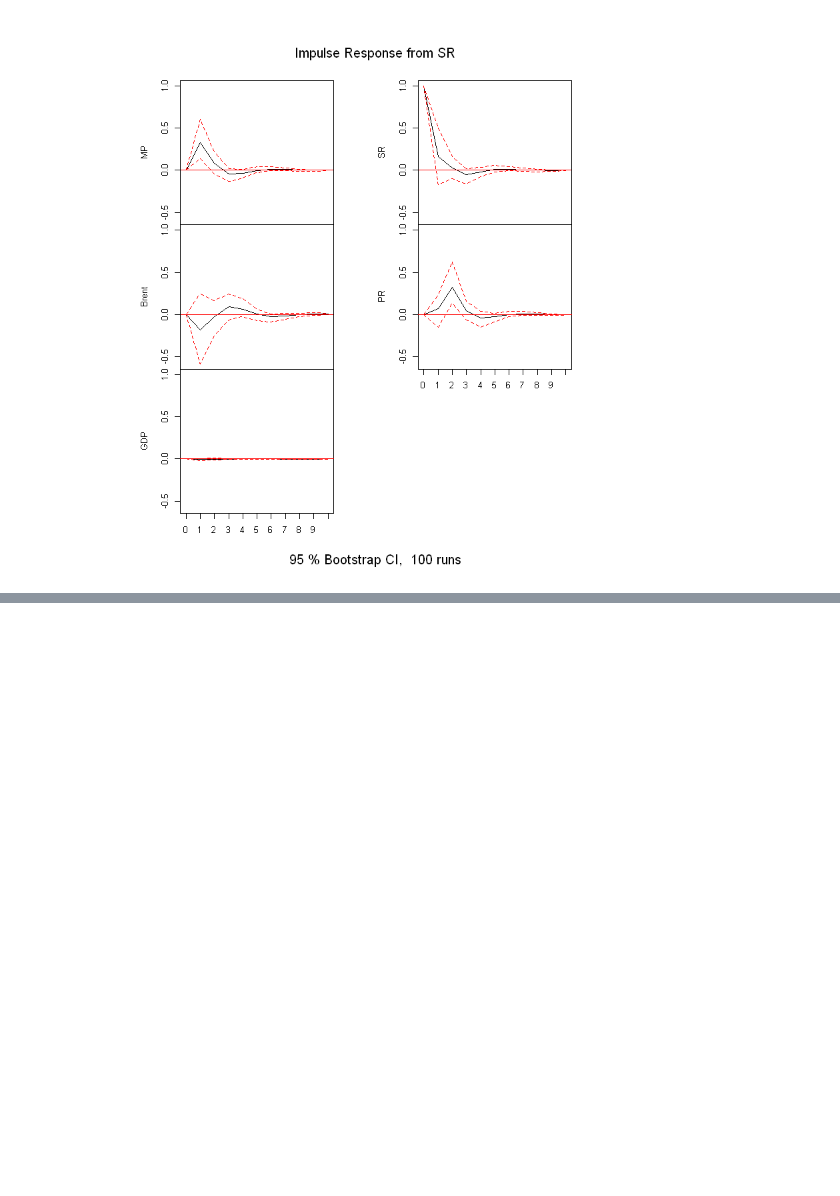
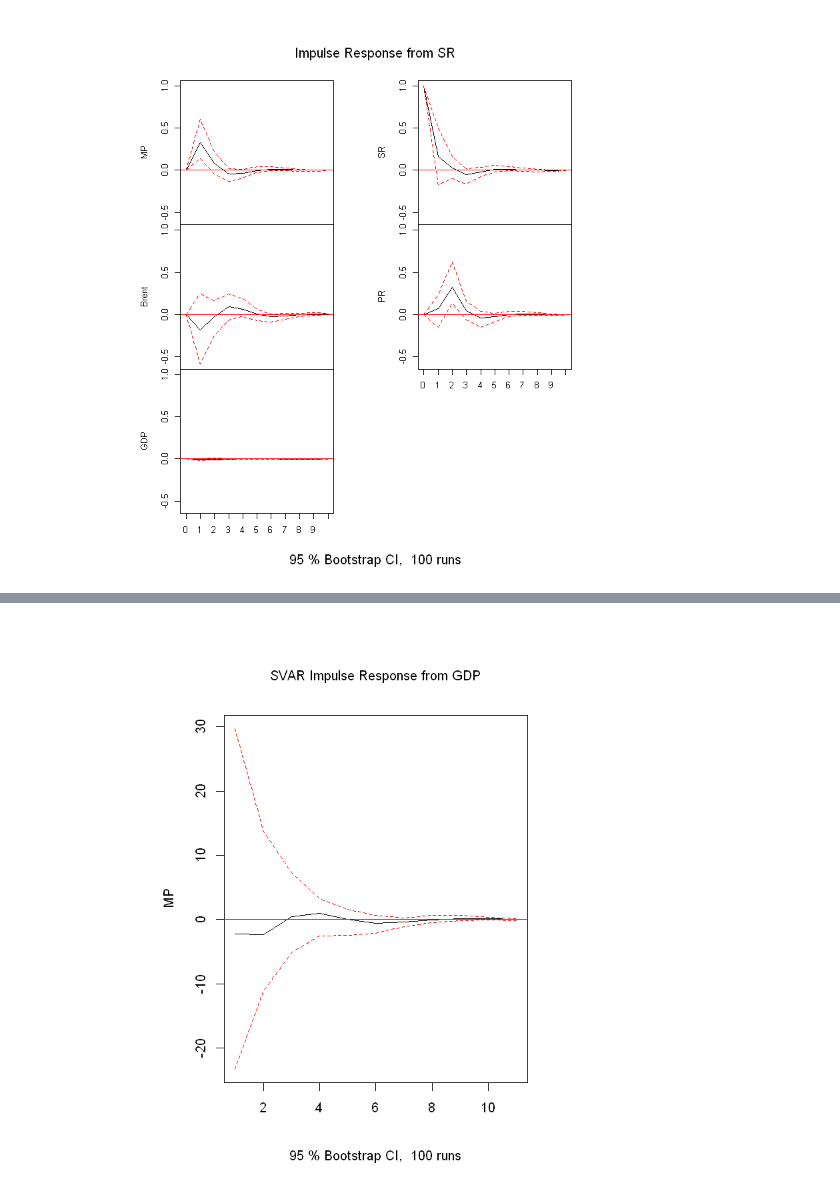
Before and after one commit to ETymch/Projects, a Jupyter notebook: mosprime_project.ipynb, the cells around one changed output, grey strips where cells are left out. Cells and saved outputs as stored; diff of their text form; code cells hidden in the pictures; blank space fills up the shorter version.

```diff
--- a/mosprime_project.ipynb
+++ b/mosprime_project.ipynb
@@ -193,0 +352,19 @@ plot(irf(data_var, impulse = "SR", boot = 500, ortho = F))
+# %%
+amat <- diag(5)
+
+amat[1,2] <- NA
+amat[1,3] <- NA
+amat[1,4] <- NA
+amat[1,5] <- NA
+
+amat[2,1] <- NA
+amat[2,3] <- NA
+amat[2,4] <- NA
+amat[2,5] <- NA
+
+amat[4,5] <- NA
+
+amat[5,3] <- NA
+amat[5,4] <- NA
+
+amat
@@ -193,0 +377,3 @@ plot(irf(data_var, impulse = "SR", boot = 500, ortho = F))
+# %%
+SVAR_Mod <- SVAR(data_var, Amat = amat, bmat = NULL, hessian = TRUE, estmethod = c("scoring", "direct"))
+SVAR_Mod
@@ -193,0 +394,4 @@ plot(irf(data_var, impulse = "SR", boot = 500, ortho = F))
+# %%
+SVAR_irf <- irf(SVAR_Mod, impulse = "GDP", response = "MP")
+plot(SVAR_irf)
+# %% [output]
@@ -193,0 +415 @@ plot(irf(data_var, impulse = "SR", boot = 500, ortho = F))
+[figure, added]
```
Also changed, not shown: parts of 41 cells of this notebook.
